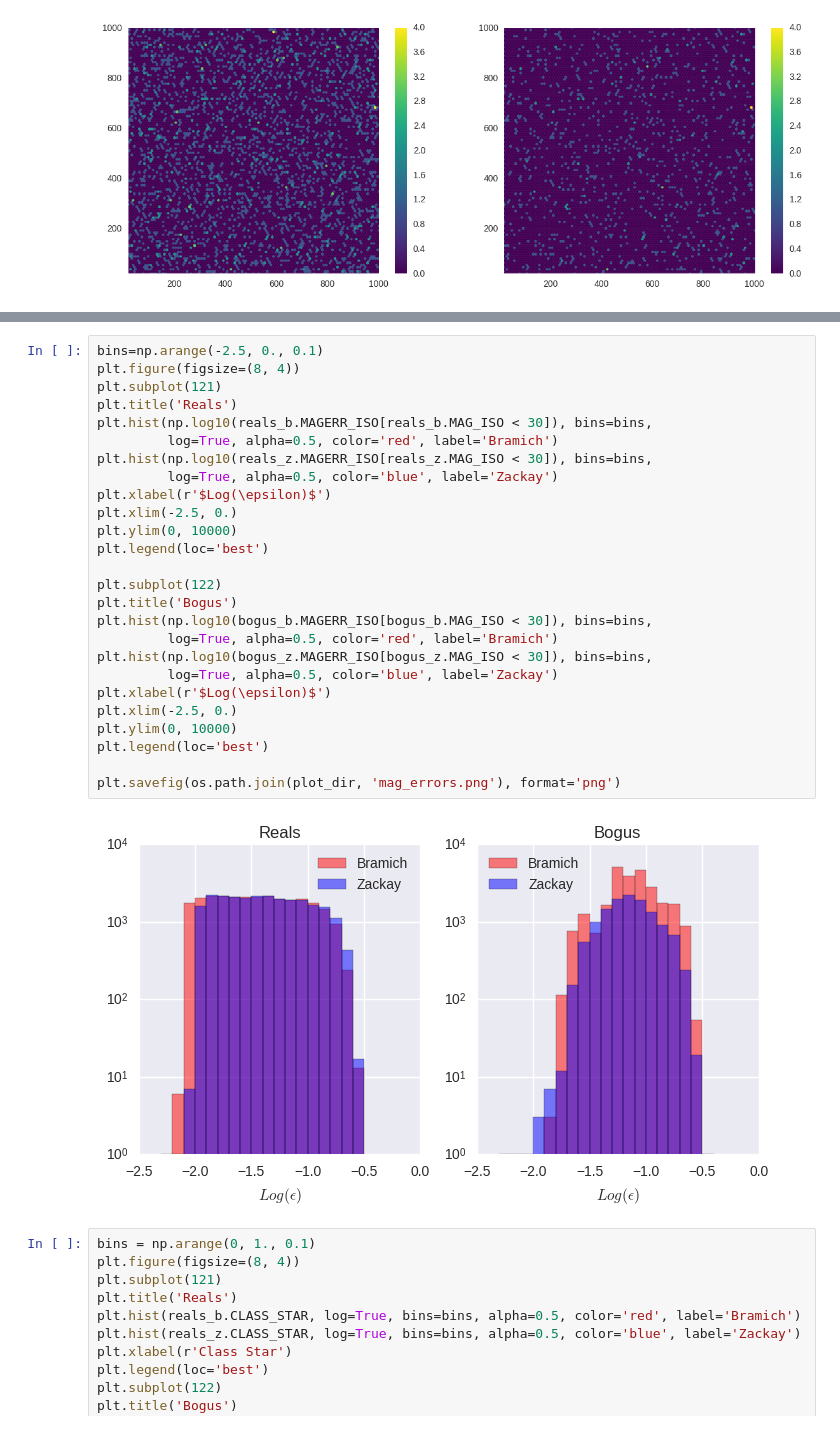
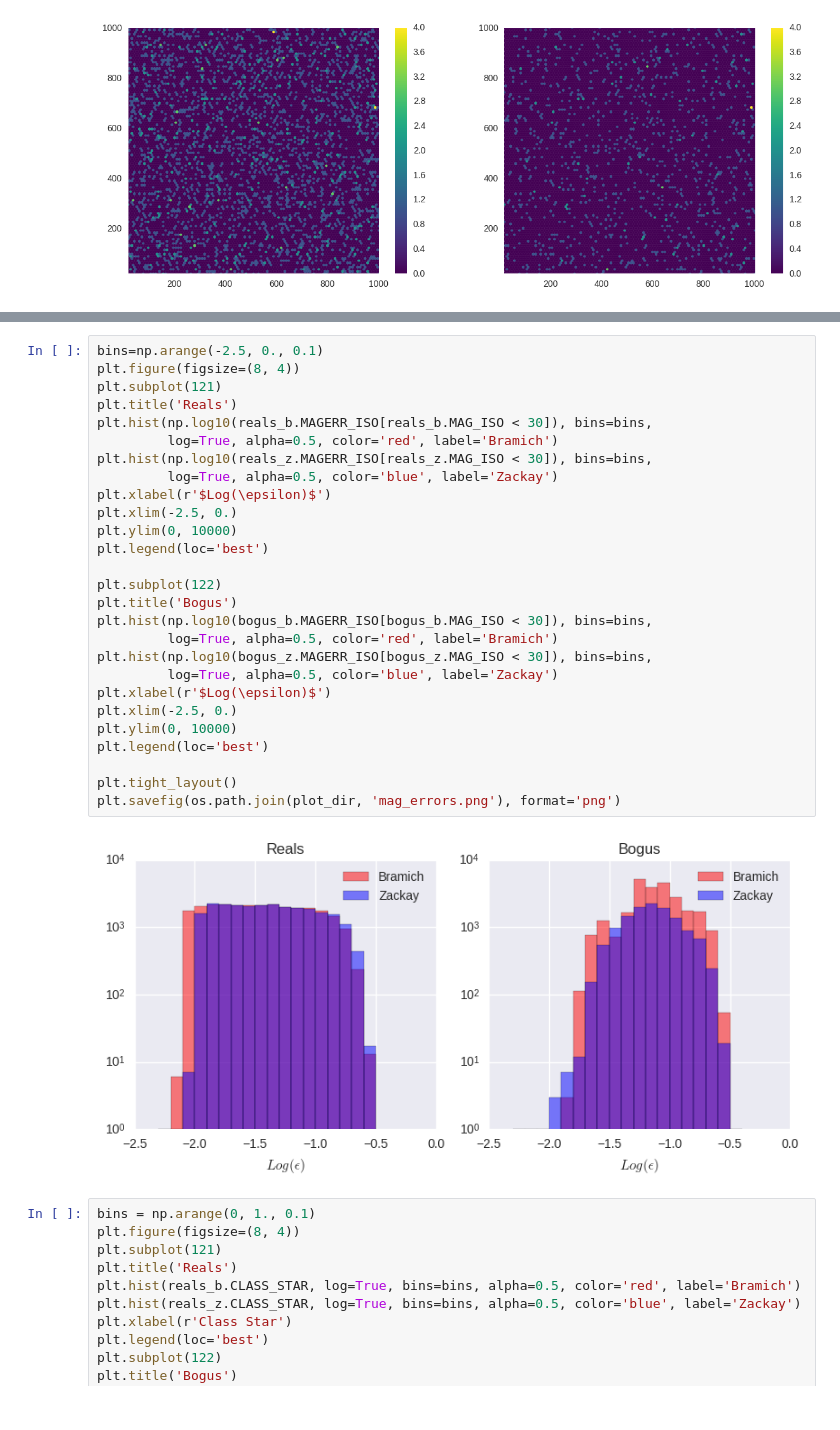
Before and after one commit to BrunoSanchez/RBMLearning, a Jupyter notebook: Plots.ipynb, the cells around one changed output, grey strips where cells are left out. Saved outputs shown, nothing was run; the diff lists cells and outputs as text.

```diff
--- a/Plots.ipynb
+++ b/Plots.ipynb
@@ -332,31 +335,32 @@ plt.savefig(os.path.join(plot_dir, 'signal_to_noise_vs_mag.png'), format='png')
 # %%
 bins=np.arange(-2.5, 0., 0.1)
 plt.figure(figsize=(8, 4))
 plt.subplot(121)
 plt.title('Reals')
 plt.hist(np.log10(reals_b.MAGERR_ISO[reals_b.MAG_ISO < 30]), bins=bins,
          log=True, alpha=0.5, color='red', label='Bramich')
 plt.hist(np.log10(reals_z.MAGERR_ISO[reals_z.MAG_ISO < 30]), bins=bins,
          log=True, alpha=0.5, color='blue', label='Zackay')
 plt.xlabel(r'$Log(\epsilon)$')
 plt.xlim(-2.5, 0.)
 plt.ylim(0, 10000)
 plt.legend(loc='best')
 
 plt.subplot(122)
 plt.title('Bogus')
 plt.hist(np.log10(bogus_b.MAGERR_ISO[bogus_b.MAG_ISO < 30]), bins=bins,
          log=True, alpha=0.5, color='red', label='Bramich')
 plt.hist(np.log10(bogus_z.MAGERR_ISO[bogus_z.MAG_ISO < 30]), bins=bins,
          log=True, alpha=0.5, color='blue', label='Zackay')
 plt.xlabel(r'$Log(\epsilon)$')
 plt.xlim(-2.5, 0.)
 plt.ylim(0, 10000)
 plt.legend(loc='best')
 
+plt.tight_layout()
 plt.savefig(os.path.join(plot_dir, 'mag_errors.png'), format='png')
 # %% [output]
-[figure, old version]
+[figure, new version]
 # %%
 bins = np.arange(0, 1., 0.1)
 plt.figure(figsize=(8, 4))
```
Also changed, not shown: parts of 12 cells of this notebook, 1 other file.
